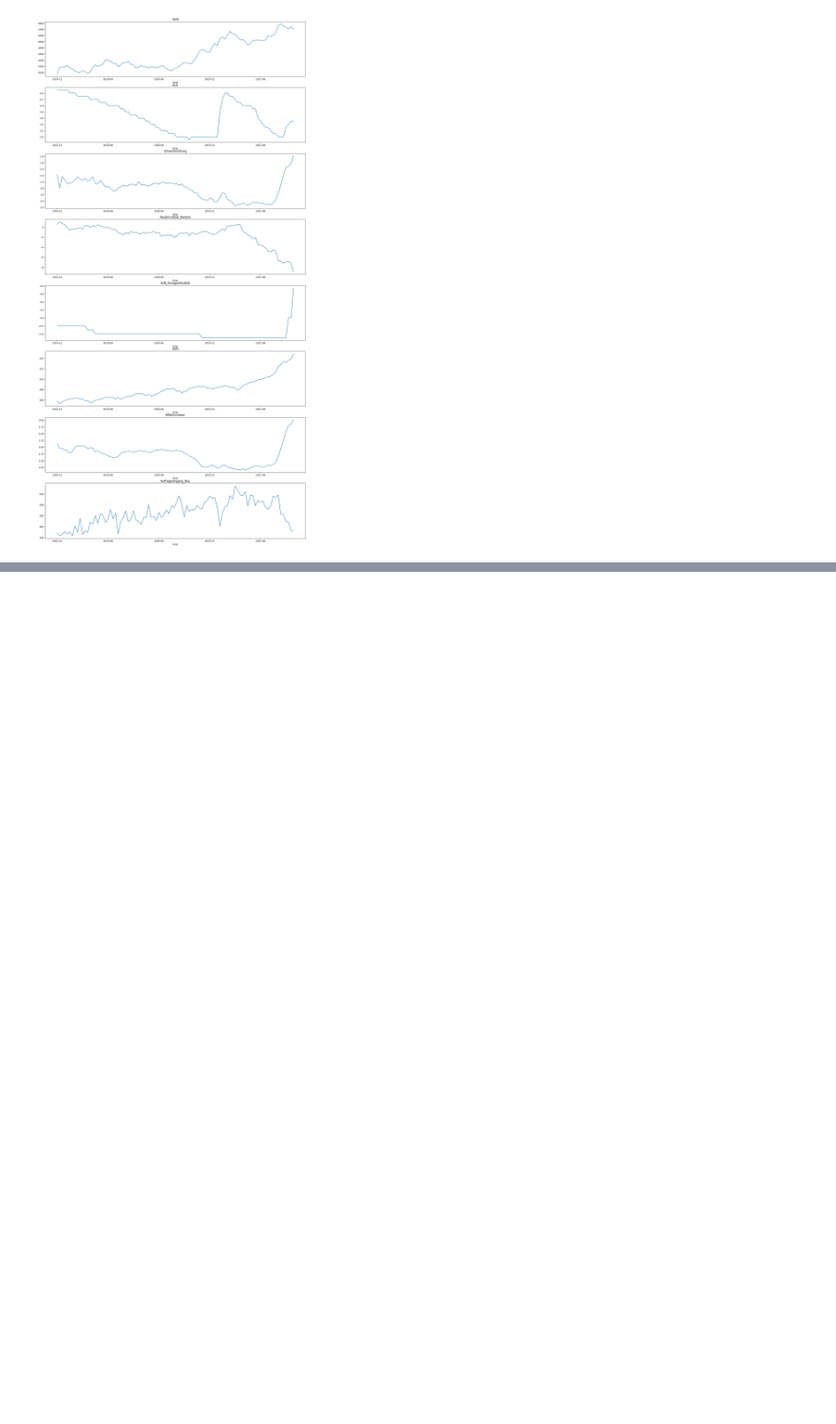
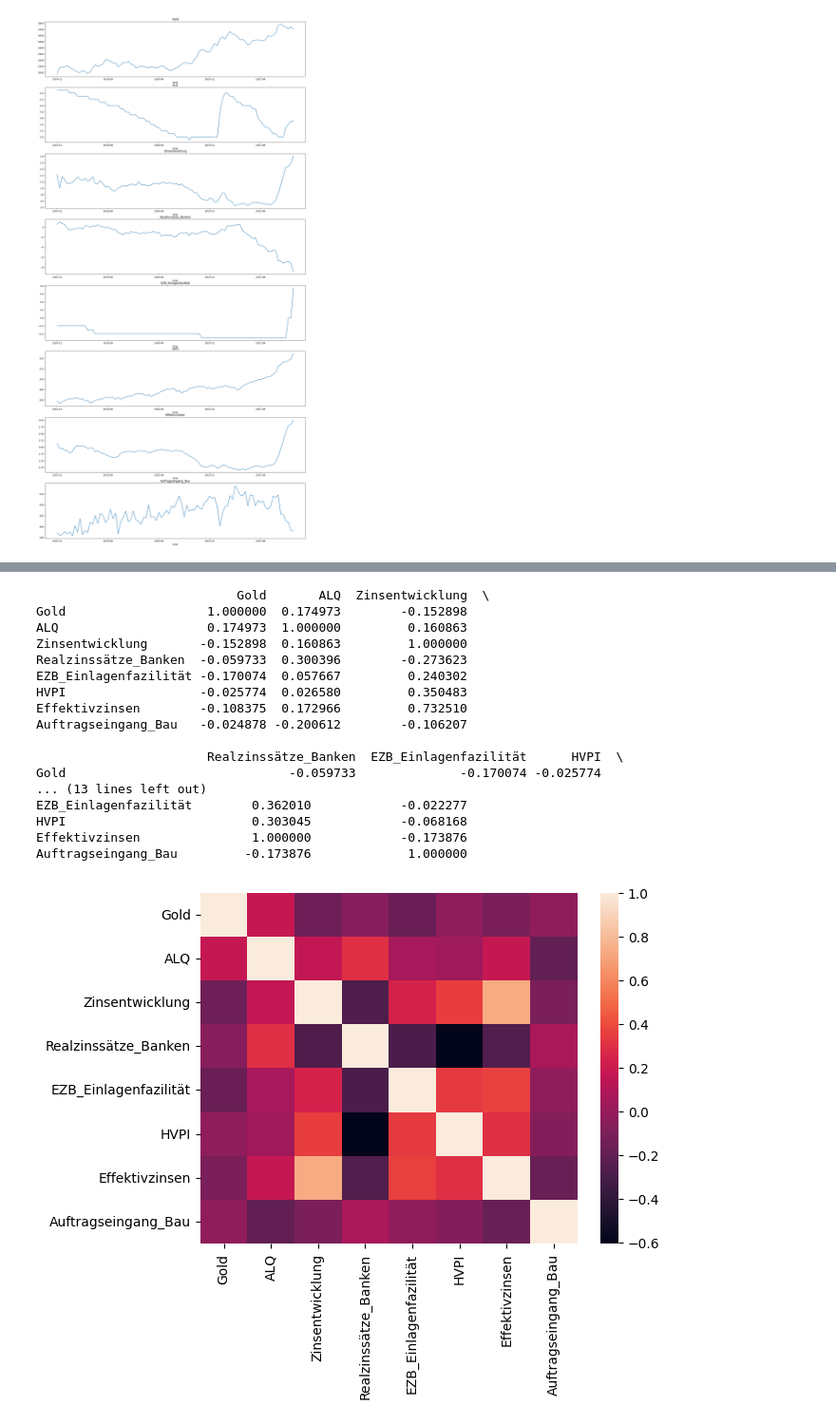
Before and after one commit to julianhilgemann/accelerare, a Jupyter notebook: POC BBK.ipynb, the cells around one changed output, grey strips where cells are left out. Shown at 95% size. Cells and saved outputs as stored; diff of their text form; code cells hidden in the pictures; blank space fills up the shorter version.

```diff
--- a/POC BBK.ipynb
+++ b/POC BBK.ipynb
@@ -137,0 +182,24 @@ plt.show()
+# %%
+##### Correlations as expected
+
+sns.heatmap(DTF_Diffed.corr())
+print(DTF_Diffed.corr())
+# %% [output]
+                           Gold       ALQ  Zinsentwicklung  \
+Gold                   1.000000  0.174973        -0.152898
+ALQ                    0.174973  1.000000         0.160863
+Zinsentwicklung       -0.152898  0.160863         1.000000
+Realzinssätze_Banken  -0.059733  0.300396        -0.273623
+EZB_Einlagenfazilität -0.170074  0.057667         0.240302
+HVPI                  -0.025774  0.026580         0.350483
+Effektivzinsen        -0.108375  0.172966         0.732510
+Auftragseingang_Bau   -0.024878 -0.200612        -0.106207
+
+                       Realzinssätze_Banken  EZB_Einlagenfazilität      HVPI  \
+Gold                              -0.059733              -0.170074 -0.025774
+... (13 lines left out)
+EZB_Einlagenfazilität        0.362010            -0.022277
+HVPI                         0.303045            -0.068168
+Effektivzinsen               1.000000            -0.173876
+Auftragseingang_Bau         -0.173876             1.000000
+[figure, added]
```
Also changed, not shown: parts of 10 cells of this notebook.
